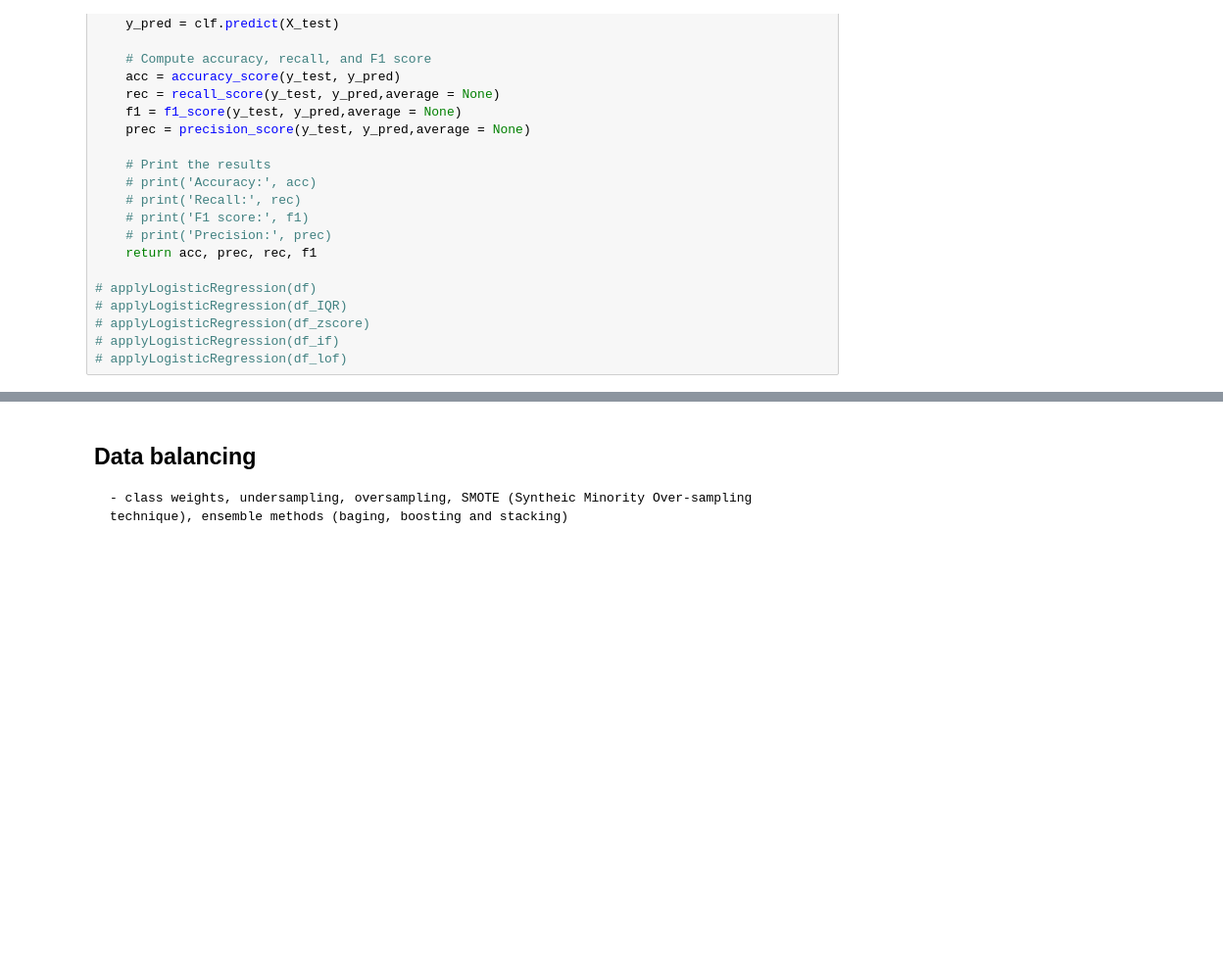
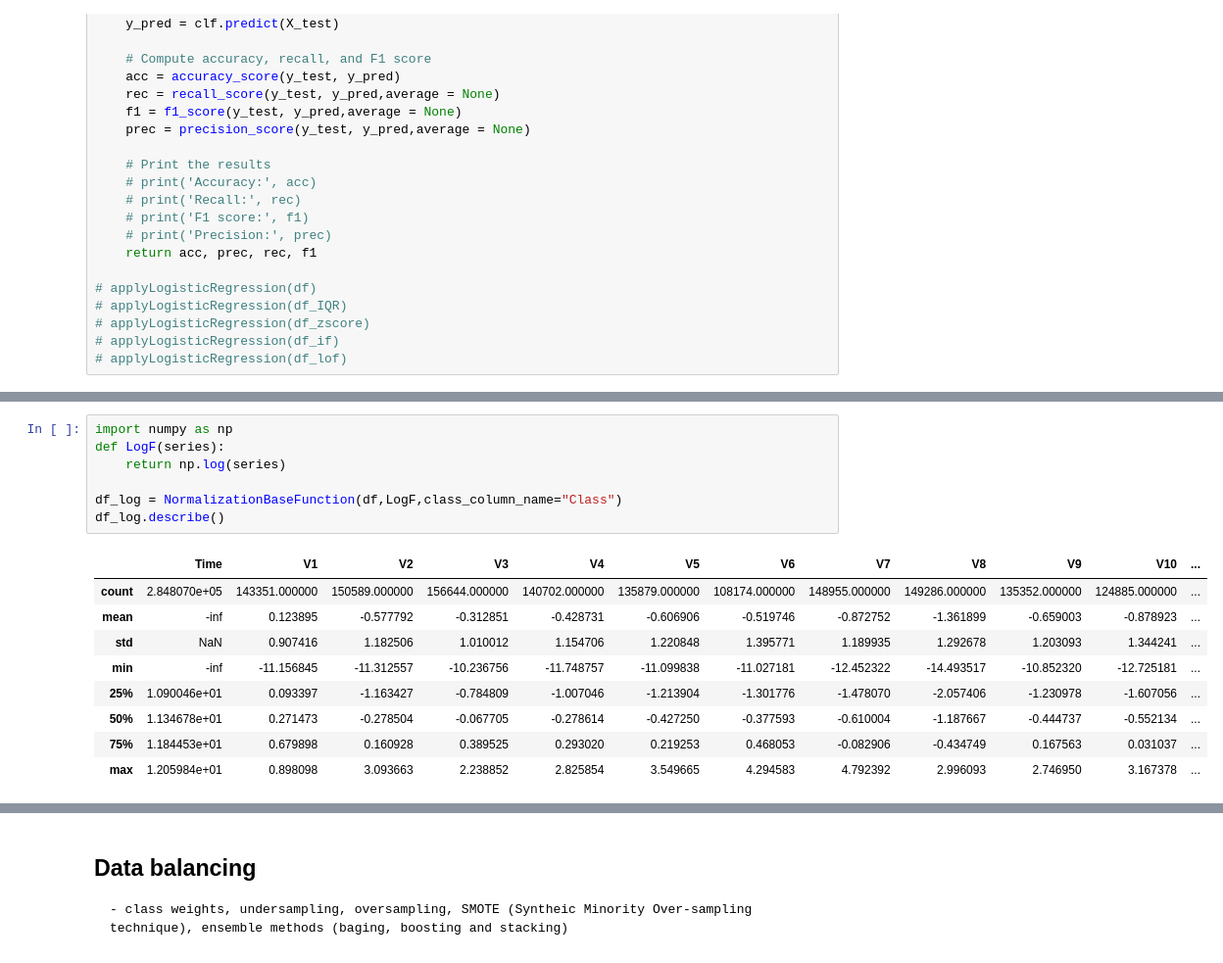
Before and after one commit to MatheusFranco99/KaggleCompetitions, a Jupyter notebook: CreditCardFraudDetection/Matheus/main.ipynb, the cells around one changed output, grey strips where cells are left out. Shown at 98% size. Saved outputs shown, nothing was run; the diff lists cells and outputs as text; blank space fills up the shorter version.

```diff
--- a/CreditCardFraudDetection/Matheus/main.ipynb
+++ b/CreditCardFraudDetection/Matheus/main.ipynb
@@ -589,0 +654,17 @@ def applyLogisticRegression(df):
+# %%
+import numpy as np
+def LogF(series):
+    return np.log(series)
+
+df_log = NormalizationBaseFunction(df,LogF,class_column_name="Class")
+df_log.describe()
+# %% [output]
+|  | Time | V1 | V2 | V3 | V4 | V5 | V6 | V7 | V8 | V9 | V10 | ... |
+| count | 2.848070e+05 | 143351.000000 | 150589.000000 | 156644.000000 | 140702.000000 | 135879.000000 | 108174.000000 | 148955.000000 | 149286.000000 | 135352.000000 | 124885.000000 | ... |
+| mean | -inf | 0.123895 | -0.577792 | -0.312851 | -0.428731 | -0.606906 | -0.519746 | -0.872752 | -1.361899 | -0.659003 | -0.878923 | ... |
+| std | NaN | 0.907416 | 1.182506 | 1.010012 | 1.154706 | 1.220848 | 1.395771 | 1.189935 | 1.292678 | 1.203093 | 1.344241 | ... |
+| min | -inf | -11.156845 | -11.312557 | -10.236756 | -11.748757 | -11.099838 | -11.027181 | -12.452322 | -14.493517 | -10.852320 | -12.725181 | ... |
+| 25% | 1.090046e+01 | 0.093397 | -1.163427 | -0.784809 | -1.007046 | -1.213904 | -1.301776 | -1.478070 | -2.057406 | -1.230978 | -1.607056 | ... |
+| 50% | 1.134678e+01 | 0.271473 | -0.278504 | -0.067705 | -0.278614 | -0.427250 | -0.377593 | -0.610004 | -1.187667 | -0.444737 | -0.552134 | ... |
+| 75% | 1.184453e+01 | 0.679898 | 0.160928 | 0.389525 | 0.293020 | 0.219253 | 0.468053 | -0.082906 | -0.434749 | 0.167563 | 0.031037 | ... |
+| max | 1.205984e+01 | 0.898098 | 3.093663 | 2.238852 | 2.825854 | 3.549665 | 4.294583 | 4.792392 | 2.996093 | 2.746950 | 3.167378 | ... |
```
Also changed, not shown: parts of 21 cells of this notebook.
